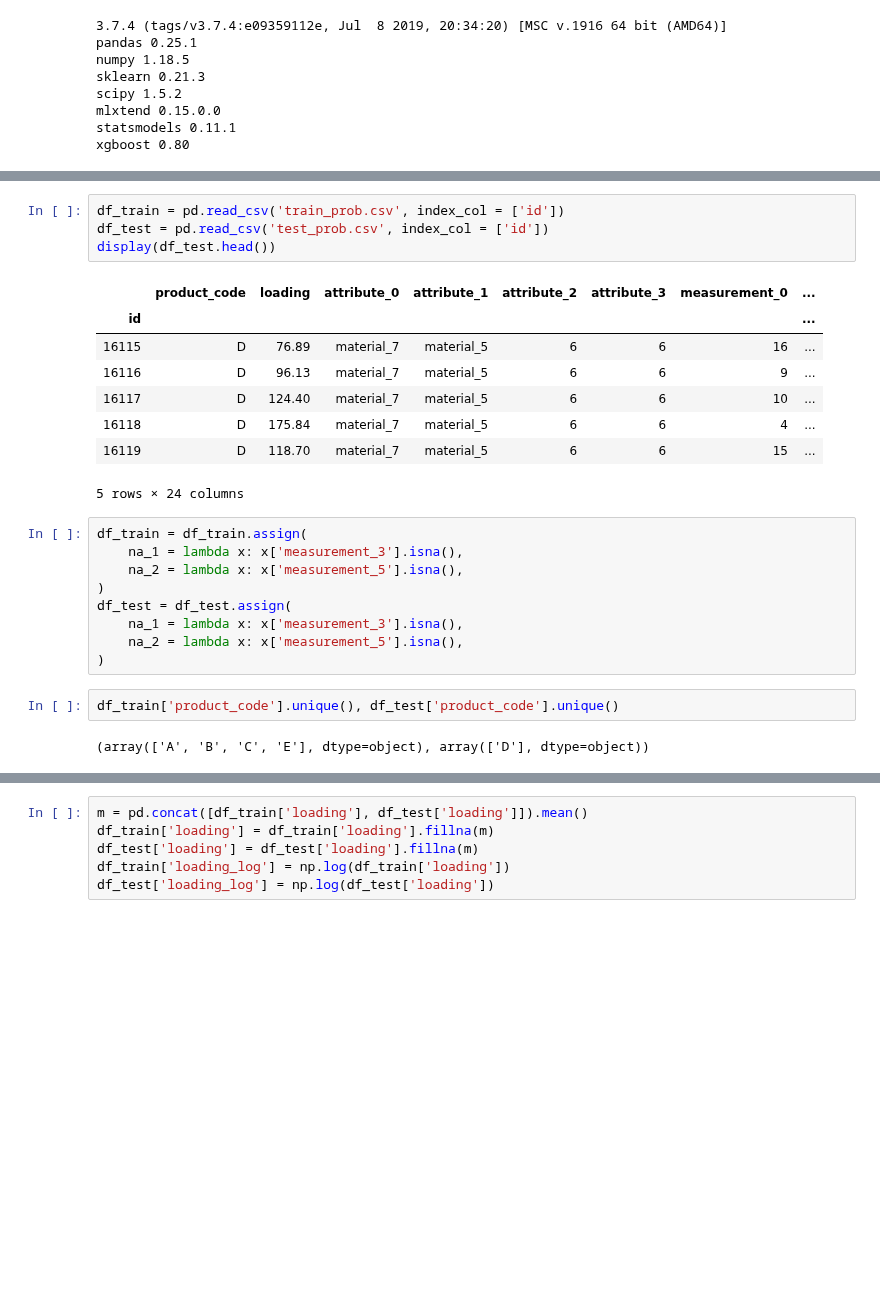
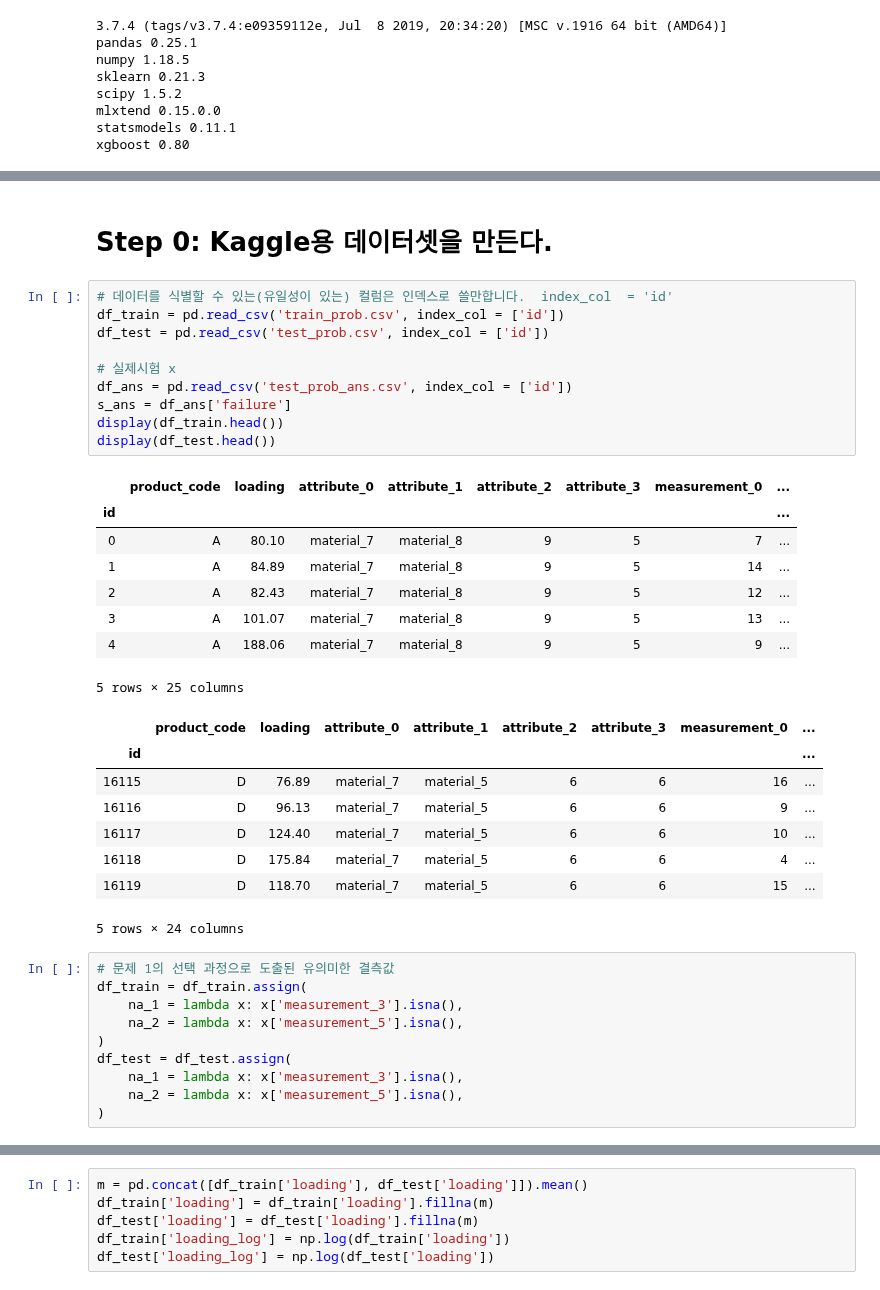
Before and after one commit to ok3/DS_lv3_2505_1, a Jupyter notebook: sec_ds_lv3_prob1_kaggle.ipynb, the cells around one changed output, grey strips where cells are left out. Drawn from its saved outputs; the diff is of its cells as text; blank space fills up the shorter version.

Commit message:
Day2 Kaggle 문제 스켈레톤 노트 올립니다.

```diff
--- a/sec_ds_lv3_prob1_kaggle.ipynb
+++ b/sec_ds_lv3_prob1_kaggle.ipynb
@@ -42,17 +61,34 @@ xgboost 0.80
+# %% [markdown]
+# Step 0: Kaggle용 데이터셋을 만든다.
 # %%
+# 데이터를 식별할 수 있는(유일성이 있는) 컬럼은 인덱스로 쓸만합니다.  index_col  = 'id'
 df_train = pd.read_csv('train_prob.csv', index_col = ['id'])
 df_test = pd.read_csv('test_prob.csv', index_col = ['id'])
+
+# 실제시험 x
+df_ans = pd.read_csv('test_prob_ans.csv', index_col = ['id'])
+s_ans = df_ans['failure']
+display(df_train.head())
 display(df_test.head())
 # %% [output]
 |  | product_code | loading | attribute_0 | attribute_1 | attribute_2 | attribute_3 | measurement_0 | ... |
 | id |  |  |  |  |  |  |  | ... |
-| 16115 | D | 76.89 | material_7 | material_5 | 6 | 6 | 16 | ... |
-| 16116 | D | 96.13 | material_7 | material_5 | 6 | 6 | 9 | ... |
-| 16117 | D | 124.40 | material_7 | material_5 | 6 | 6 | 10 | ... |
-| 16118 | D | 175.84 | material_7 | material_5 | 6 | 6 | 4 | ... |
-| 16119 | D | 118.70 | material_7 | material_5 | 6 | 6 | 15 | ... |
+| 0 | A | 80.10 | material_7 | material_8 | 9 | 5 | 7 | ... |
+| 1 | A | 84.89 | material_7 | material_8 | 9 | 5 | 14 | ... |
+| 2 | A | 82.43 | material_7 | material_8 | 9 | 5 | 12 | ... |
+| 3 | A | 101.07 | material_7 | material_8 | 9 | 5 | 13 | ... |
+| 4 | A | 188.06 | material_7 | material_8 | 9 | 5 | 9 | ... |
-5 rows × 24 columns
+5 rows × 25 columns
+|  | product_code | loading | attribute_0 | attribute_1 | attribute_2 | attribute_3 | measurement_0 | ... |
+| id |  |  |  |  |  |  |  | ... |
+| 16115 | D | 76.89 | material_7 | material_5 | 6 | 6 | 16 | ... |
+| 16116 | D | 96.13 | material_7 | material_5 | 6 | 6 | 9 | ... |
+| 16117 | D | 124.40 | material_7 | material_5 | 6 | 6 | 10 | ... |
+| 16118 | D | 175.84 | material_7 | material_5 | 6 | 6 | 4 | ... |
+| 16119 | D | 118.70 | material_7 | material_5 | 6 | 6 | 15 | ... |
+5 rows × 24 columns
 # %%
+# 문제 1의 선택 과정으로 도출된 유의미한 결측값
 df_train = df_train.assign(
     na_1 = lambda x: x['measurement_3'].isna(),
     na_2 = lambda x: x['measurement_5'].isna(),
@@ -61,7 +97,3 @@ df_test = df_test.assign(
     na_1 = lambda x: x['measurement_3'].isna(),
     na_2 = lambda x: x['measurement_5'].isna(),
 )
-# %%
-df_train['product_code'].unique(), df_test['product_code'].unique()
-# %% [output]
-(array(['A', 'B', 'C', 'E'], dtype=object), array(['D'], dtype=object))
```
Also changed, not shown: parts of 37 cells of this notebook.
